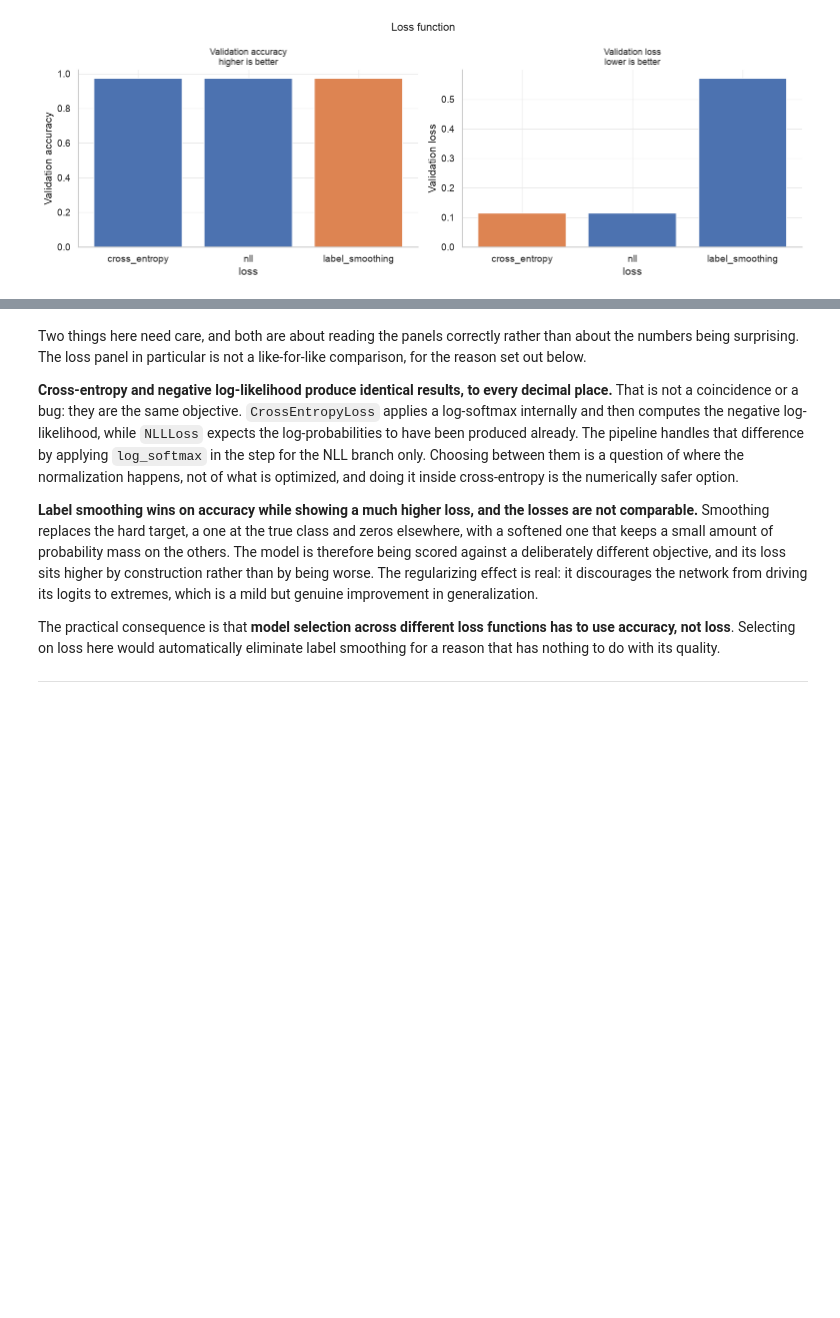
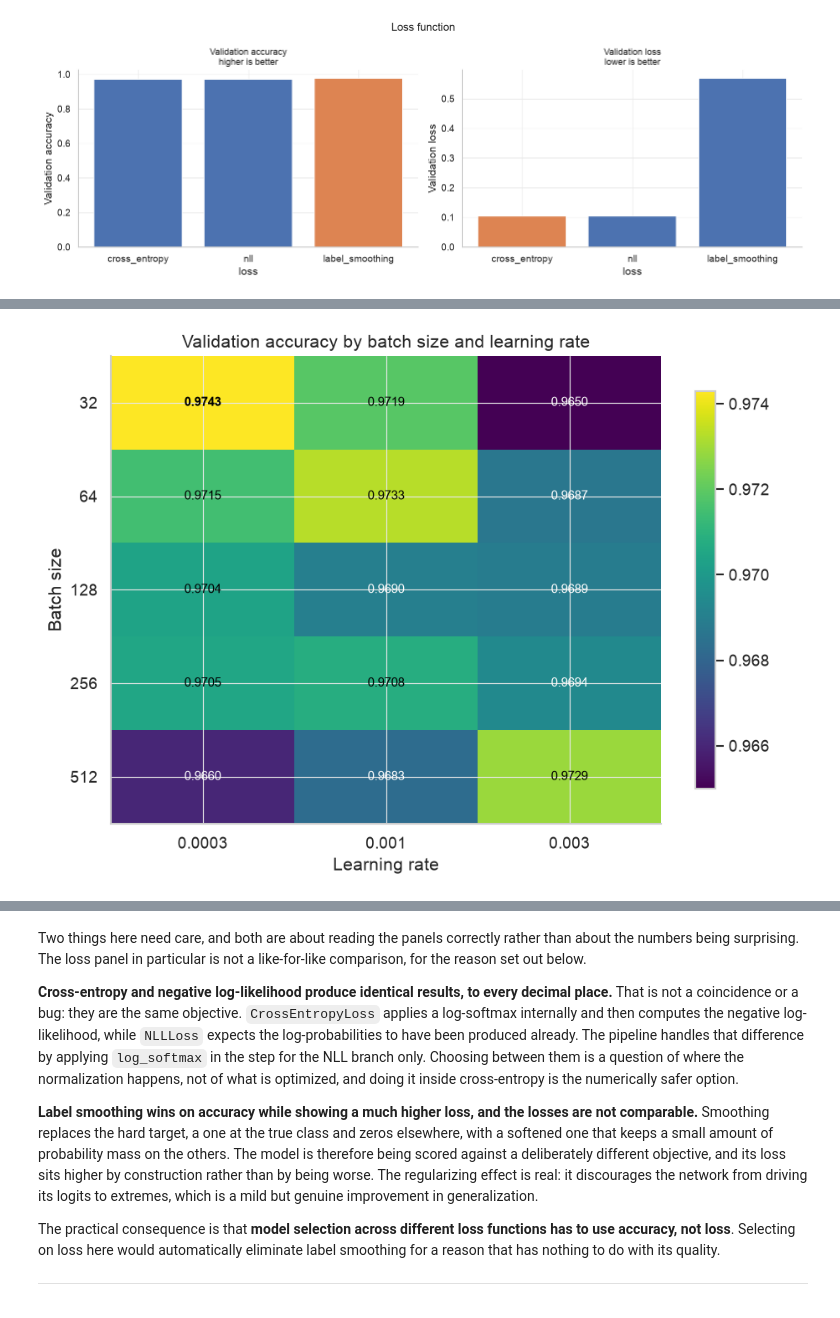
Before and after one commit to husein-loubani/mnist-mlp-classification, a Jupyter notebook: notebooks/mnist_mlp.ipynb, the cells around one changed output, grey strips where cells are left out. Drawn from its saved outputs; the diff is of its cells as text; code cells hidden in the pictures; blank space fills up the shorter version.

```diff
--- a/notebooks/mnist_mlp.ipynb
+++ b/notebooks/mnist_mlp.ipynb
@@ -555,0 +576,4 @@ save_figure(fig, "sweep_loss", FIG_DIR / "training")
+# %%
+joint_results = joint_sweep(data_factory, JOINT_BATCH_GRID, JOINT_LR_GRID, baseline=BASELINE)
+joint_accuracy = joint_grid_table(joint_results, "val_acc")
+joint_accuracy
@@ -555,0 +603,6 @@ save_figure(fig, "sweep_loss", FIG_DIR / "training")
+# %%
+fig = plot_joint_grid(joint_accuracy, "Validation accuracy by batch size and learning rate")
+plt.show()
+save_figure(fig, "joint_batch_lr", FIG_DIR / "training")
+# %% [output]
+[figure, added]
```
Also changed, not shown: parts of 33 cells of this notebook, 22 other files.
